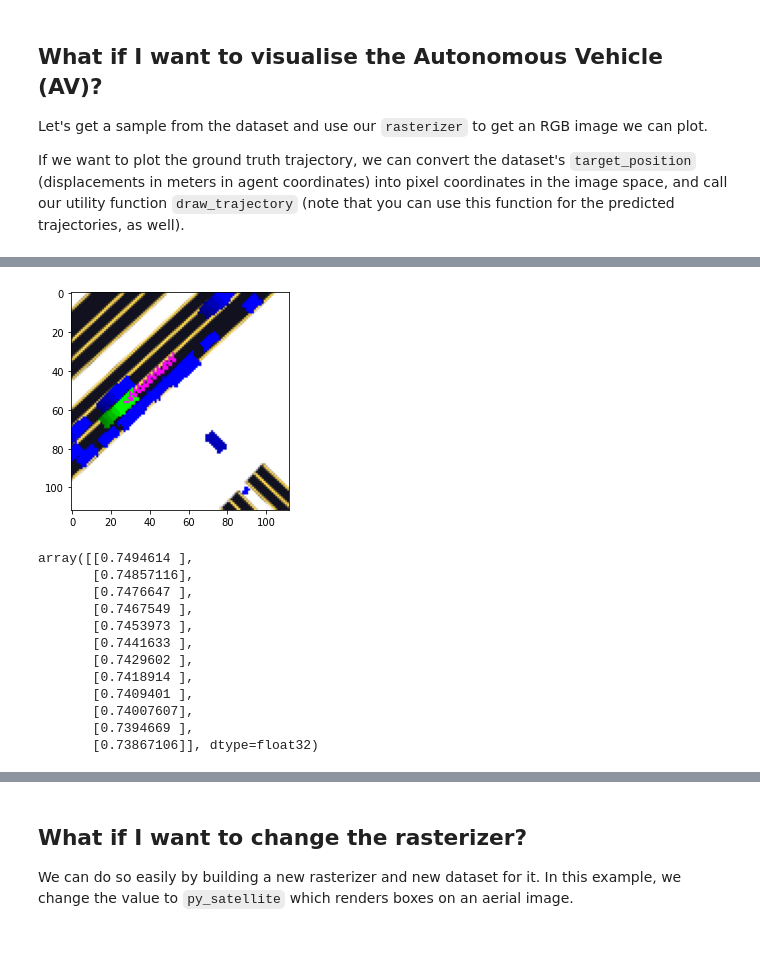
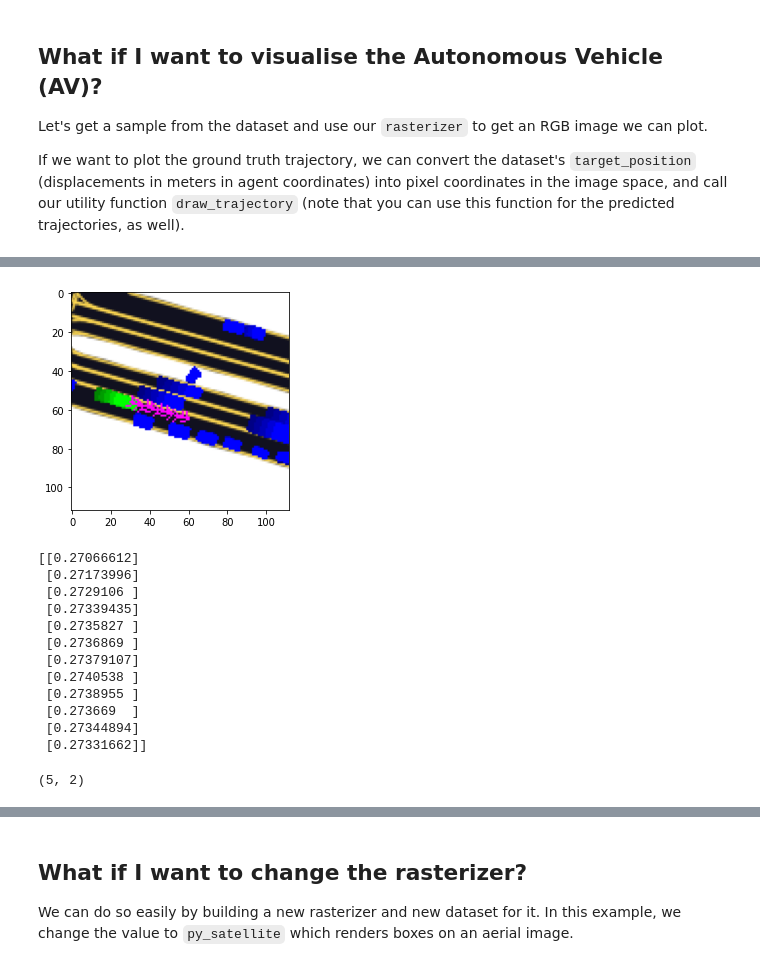
Before and after one commit to LiuHaolan/l5kit, a Jupyter notebook: examples/visualisation/visualise_data.ipynb, the cells around one changed output, grey strips where cells are left out. Saved outputs shown, nothing was run; the diff lists cells and outputs as text; code cells hidden in the pictures.

```diff
--- a/examples/visualisation/visualise_data.ipynb
+++ b/examples/visualisation/visualise_data.ipynb
@@ -210,37 +241,45 @@ plt.show()
 # %%
 rast = build_rasterizer(cfg, dm)
 dataset = EgoDataset(cfg, zarr_dataset, rast, augmented=True)
 
-data = dataset[18000]
+data = dataset[39400]
 
 im = data["image"].transpose(1, 2, 0)
 im = dataset.rasterizer.to_rgb(im)
 
 # target_position is in the rasterization space
 target_positions_pixels = transform_points(data["target_positions"], data["raster_from_agent"])
 
 # something is wrong with the yaw
 draw_trajectory(im, target_positions_pixels, TARGET_POINTS_COLOR, yaws=data["target_yaws"])
 
 plt.imshow(im)
 plt.show()
+
+print(data["target_yaws"])
 # %% [output]
-[figure, old version]
+[figure, new version]
+[[0.27066612]
+ [0.27173996]
+ [0.2729106 ]
+ [0.27339435]
+ [0.2735827 ]
+ [0.2736869 ]
+ [0.27379107]
+ [0.2740538 ]
+ [0.2738955 ]
+ [0.273669  ]
+ [0.27344894]
+ [0.27331662]]
-# %%
-data["target_yaws"]
-# %% [output]
-array([[0.7494614 ],
-       [0.74857116],
-       [0.7476647 ],
-       [0.7467549 ],
-       [0.7453973 ],
-       [0.7441633 ],
-       [0.7429602 ],
-       [0.7418914 ],
-       [0.7409401 ],
-       [0.74007607],
-       [0.7394669 ],
-       [0.73867106]], dtype=float32)
+# %%
+from l5kit.geometry import transform_point
+
+transform_point(data["target_positions"][-1], data["raster_from_agent"])
+
+print(data["history_positions"].shape)
+#transform_point(data["target_positions"][-1], data["raster_from_agent"])
+# %% [output]
+(5, 2)
 # %%
 rast = build_rasterizer(cfg, dm)
 dataset = EgoDataset(cfg, zarr_dataset, rast)
```
Also changed, not shown: parts of 5 cells of this notebook, 39 other files.
